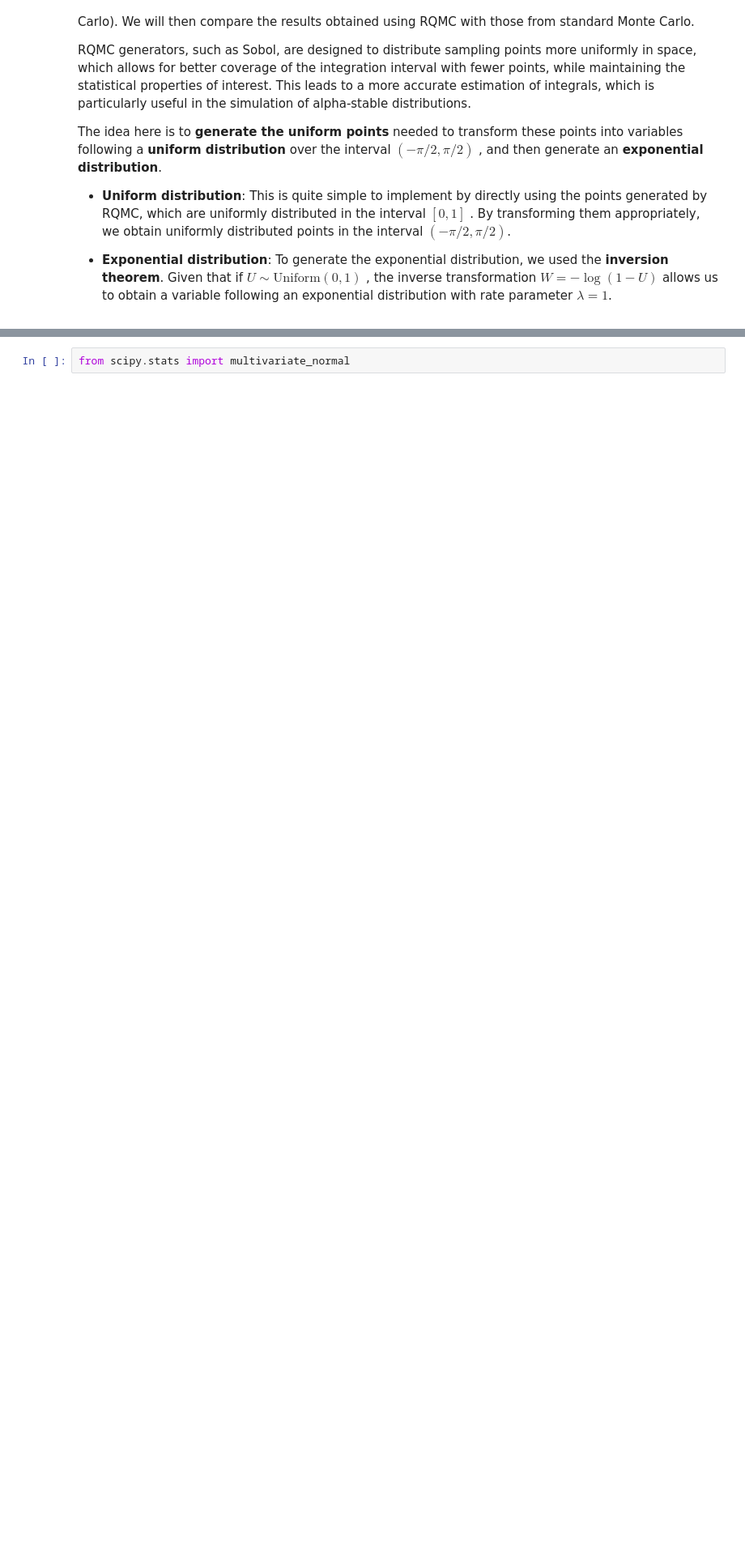
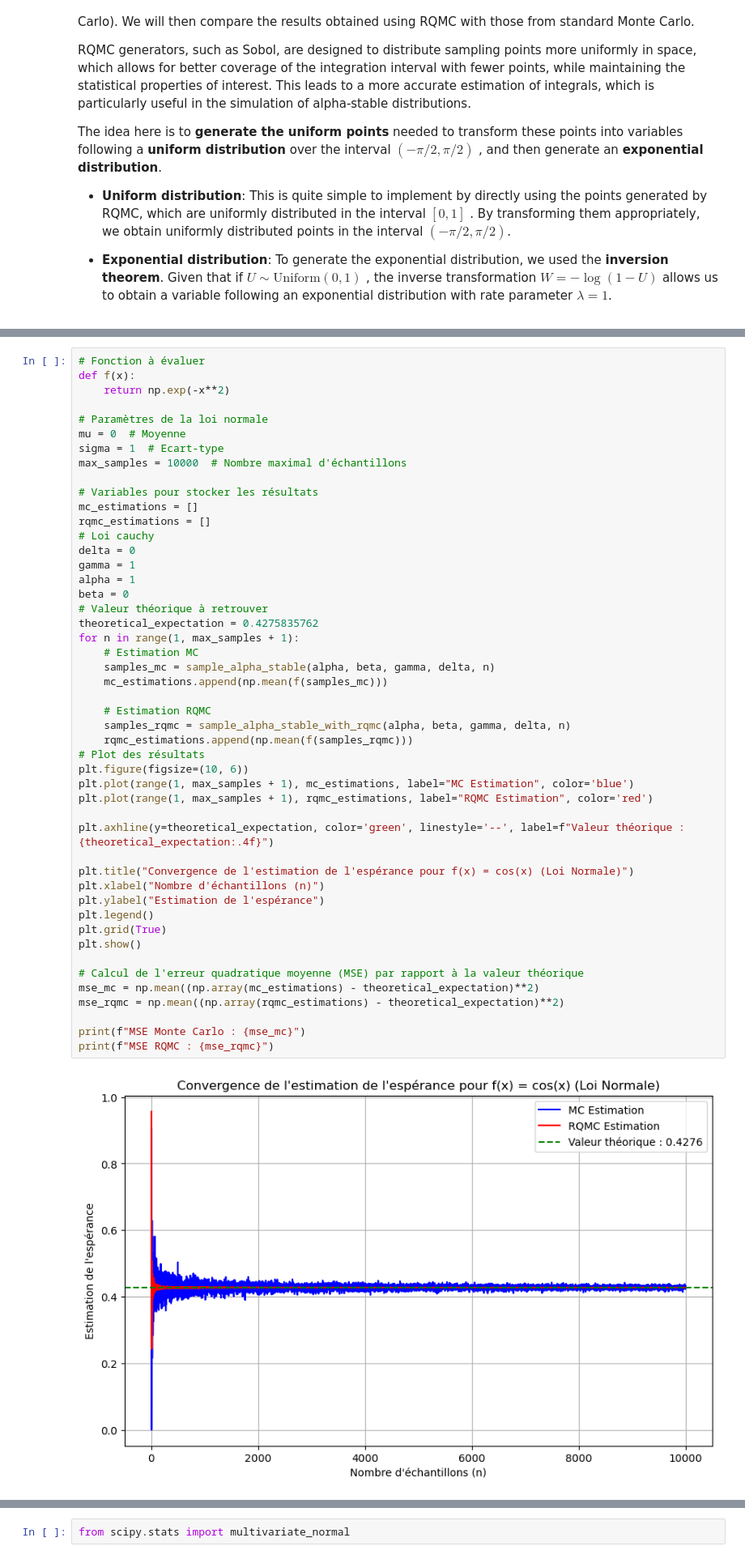
Before and after one commit to bilzoo/ABC-for-alpha-stable-models, a Jupyter notebook: ABC-Algorithms.ipynb, the cells around one changed output, grey strips where cells are left out. Shown at 81% size. Saved outputs shown, nothing was run; the diff lists cells and outputs as text; blank space fills up the shorter version.

```diff
--- a/ABC-Algorithms.ipynb
+++ b/ABC-Algorithms.ipynb
@@ -168,0 +218,50 @@ The idea here is to **generate the uniform points** needed to transform these po
+# %%
+# Fonction à évaluer
+def f(x):
+    return np.exp(-x**2)
+
+# Paramètres de la loi normale
+mu = 0  # Moyenne
+sigma = 1  # Ecart-type
+max_samples = 10000  # Nombre maximal d'échantillons
+
+# Variables pour stocker les résultats
+mc_estimations = []
+rqmc_estimations = []
+# Loi cauchy
+delta = 0
+gamma = 1
+alpha = 1
+beta = 0
+# Valeur théorique à retrouver
+theoretical_expectation = 0.4275835762
+for n in range(1, max_samples + 1):
+    # Estimation MC
+    samples_mc = sample_alpha_stable(alpha, beta, gamma, delta, n)
+    mc_estimations.append(np.mean(f(samples_mc)))
+
+    # Estimation RQMC
+    samples_rqmc = sample_alpha_stable_with_rqmc(alpha, beta, gamma, delta, n)
+    rqmc_estimations.append(np.mean(f(samples_rqmc)))
+# Plot des résultats
+plt.figure(figsize=(10, 6))
+plt.plot(range(1, max_samples + 1), mc_estimations, label="MC Estimation", color='blue')
+plt.plot(range(1, max_samples + 1), rqmc_estimations, label="RQMC Estimation", color='red')
+
+plt.axhline(y=theoretical_expectation, color='green', linestyle='--', label=f"Valeur théorique : {theoretical_expectation:.4f}")
+
+plt.title("Convergence de l'estimation de l'espérance pour f(x) = cos(x) (Loi Normale)")
+plt.xlabel("Nombre d'échantillons (n)")
+plt.ylabel("Estimation de l'espérance")
+plt.legend()
+plt.grid(True)
+plt.show()
+
+# Calcul de l'erreur quadratique moyenne (MSE) par rapport à la valeur théorique
+mse_mc = np.mean((np.array(mc_estimations) - theoretical_expectation)**2)
+mse_rqmc = np.mean((np.array(rqmc_estimations) - theoretical_expectation)**2)
+
+print(f"MSE Monte Carlo : {mse_mc}")
+print(f"MSE RQMC : {mse_rqmc}")
+# %% [output]
+[figure, added]
```
Also changed, not shown: parts of 25 cells of this notebook.
